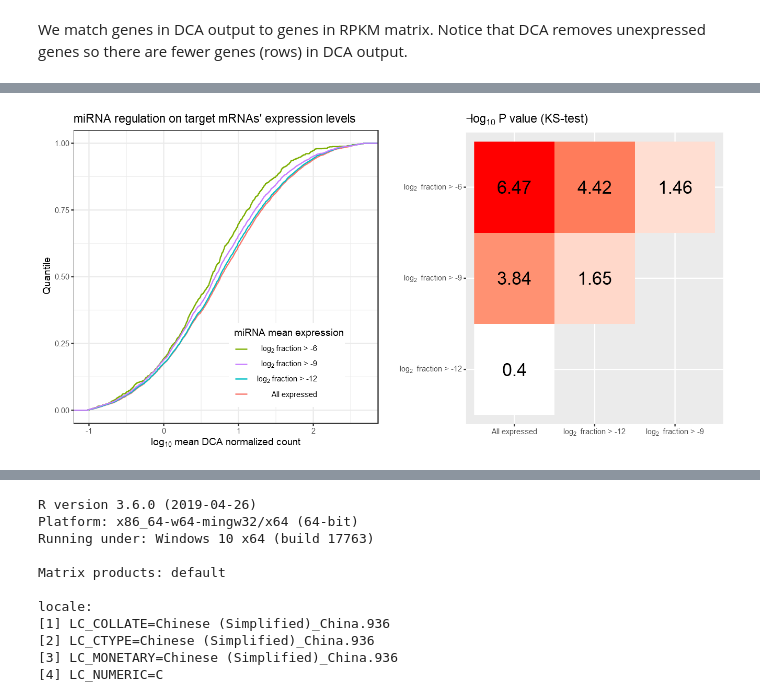
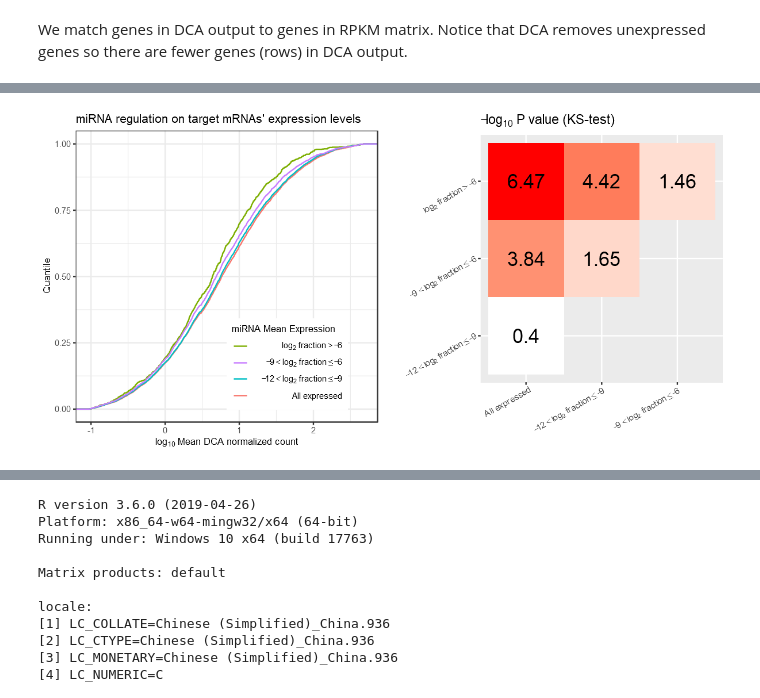
Before and after one commit to nshomron/sc-miReg, a Jupyter notebook: microRNA regulation in single cells.ipynb, the cells around one changed output, grey strips where cells are left out. Saved outputs shown, nothing was run; the diff lists cells and outputs as text; code cells hidden in the pictures.

```diff
--- a/microRNA regulation in single cells.ipynb
+++ b/microRNA regulation in single cells.ipynb
@@ -462,22 +500,22 @@ Warning message in ks.test(level_background, level_LE_mirna):
 # %%
 plot_ecdf <- ggplot(meta_var_df, aes(x=log10(level), color=group)) +
              stat_ecdf(geom = "step") +
-             lims(x=quantile(log10(meta_var_df$level),c(0.01,0.99))) +
-             labs(x=expression(log[10]~'mean DCA normalized count') ,y='Quantile', title="miRNA regulation on target mRNAs' expression levels") +
+             lims(x=quantile(log10(meta_var_df$level), c(0.01,0.99))) +
+             labs(x=expression(log[10]~'Mean DCA normalized count') ,y='Quantile', title="miRNA regulation on target mRNAs' expression levels") +
              scale_color_discrete(breaks=c('HE','ME','LE','background'),
-                                  name='miRNA mean expression',
-                                  labels=expression(log[2]~'fraction > -6', log[2]~'fraction > -9', log[2]~'fraction > -12', 'All expressed')) +
+                                  name='miRNA Mean Expression',
+                                  labels=expression(log[2]~fraction > -6, -9 < log[2]~fraction <= -6, -12 < log[2]~fraction <= -9, 'All expressed')) +
              theme_bw() +
-             theme(legend.position=c(0.7,0.2))
+             theme(legend.position=c(0.7,0.2), title=element_text(size=10))
 
 plot_p <- ggplot(p_df,aes(x=x,y=y)) +
           geom_raster(aes(fill = -log10(p_level))) +
           geom_text(aes(label = round(-log10(p_level),2)), size=7) +
           scale_fill_gradient(low = "white", high = "red") +
-          scale_x_discrete(limits=c('background','LE','ME'), labels=expression('All expressed', log[2]~' fraction > -12', log[2]~' fraction > -9')) +
-          scale_y_discrete(limits=c('LE','ME','HE'), labels=expression(log[2]~' fraction > -12', log[2]~' fraction > -9', log[2]~' fraction > -6')) +
+          scale_x_discrete(limits=c('background','LE','ME'), labels=expression('All expressed', -12 < log[2]~fraction <= -9, -9 < log[2]~fraction <= -6)) +
+          scale_y_discrete(limits=c('LE','ME','HE'), labels=expression(-12 < log[2]~fraction <= -9, -9 < log[2]~fraction <= -6, log[2]~fraction > -6)) +
           labs(x='',y='',title=expression(-log[10]~'P value (KS-test)')) +
-          theme(legend.position = 'none')
+          theme(legend.position = 'none', axis.text = element_text(angle=30, hjust=1))
 
 ggarrange(plot_ecdf, plot_p)
 # %% [output]
@@ -486,4 +522,4 @@ Warning message:
-[figure, old version]
+[figure, new version]
 # %%
 plot_ecdf <- ggplot(meta_var_df, aes(x=noise, color=group)) +
              stat_ecdf(geom = "step") +
```
Also changed, not shown: parts of 55 cells of this notebook, 2 other files.
